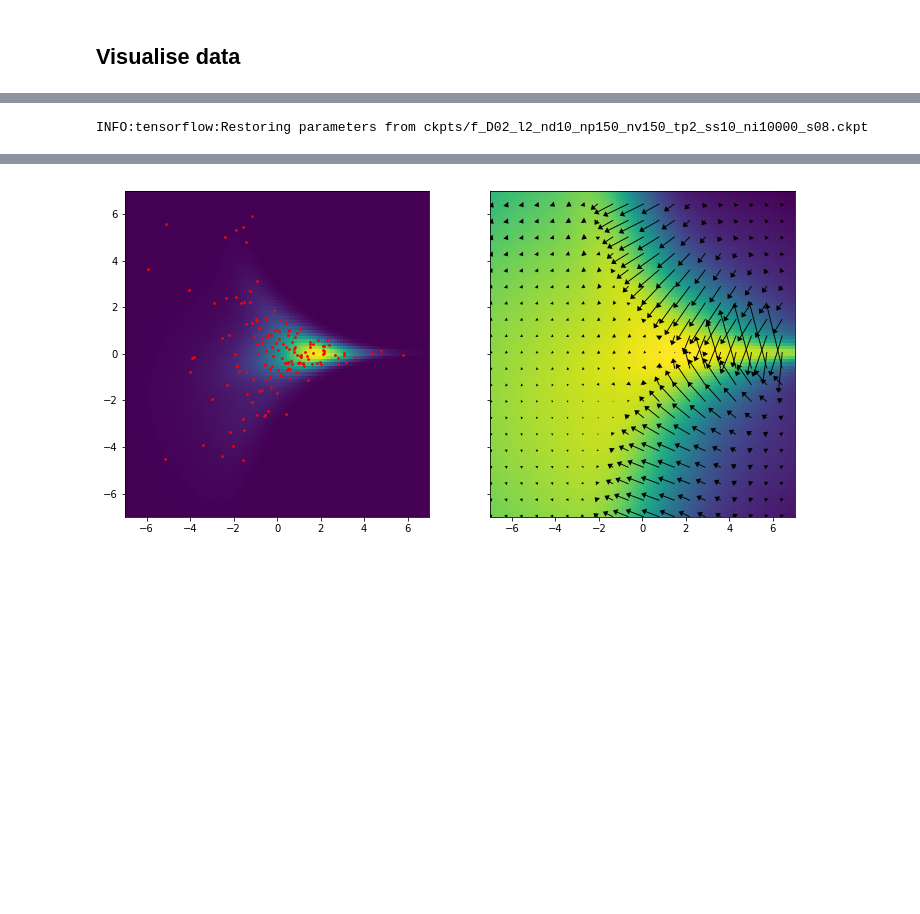
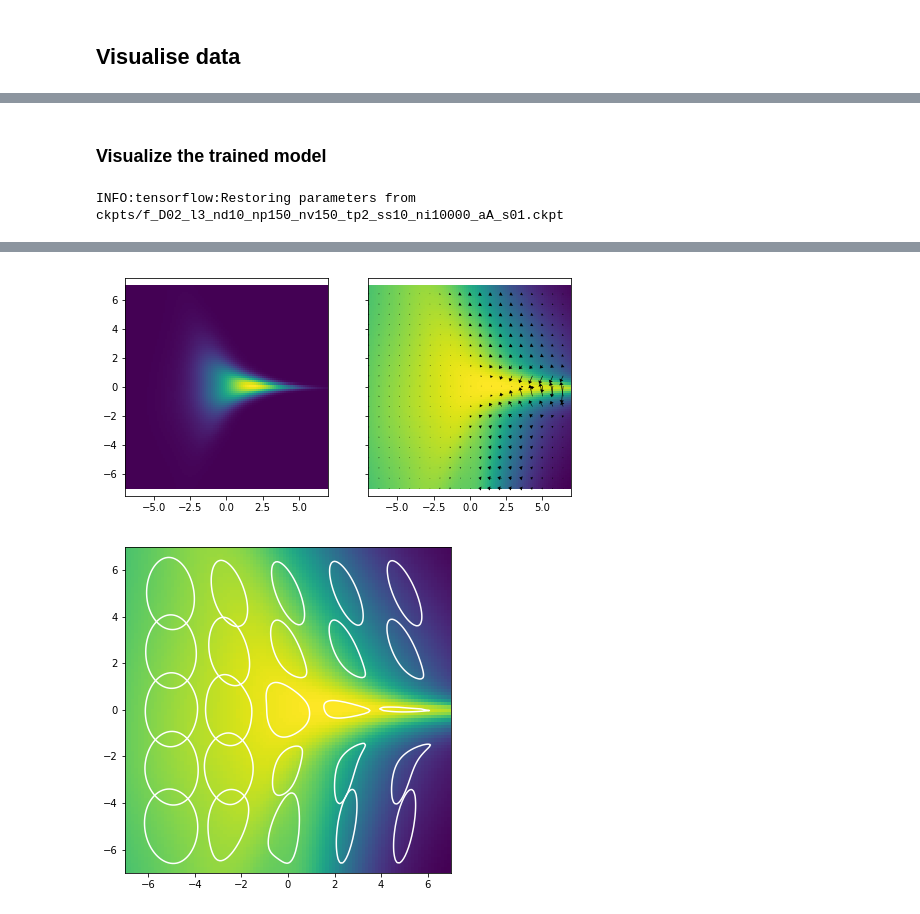
Before and after one commit to kevin-w-li/deep-kexpfam, a Jupyter notebook: load_model.ipynb, the cells around one changed output, grey strips where cells are left out. Drawn from its saved outputs; the diff is of its cells as text; code cells hidden in the pictures; blank space fills up the shorter version.

```diff
--- a/load_model.ipynb
+++ b/load_model.ipynb
@@ -72,36 +42,69 @@ bs = 500
+# %%
+l = 3           # number of layers
+seed = 1       # random seed used for training
+npoint = 150    # number of inducing points
+niter = 10000   # number of iterations ran during training
+ndim = 10       # number of neurons per layer
+step_size = 1e-2
+alg = "Adam"
+
+fn = "%s_D%02d_l%d_nd%d_np%d_nv%d_tp2_ss%d_ni%d_a%s_s%02d" % (p.name[0], p.D, l, ndim, npoint, npoint, step_size*1000, niter, alg[0], seed)
+
+ntrain = npoint
+# %% [markdown]
+### Visualize the trained model
 # %%
-eval_points = np.array([[xv,yv] + [0.00]*(D-2)
-    for xv in eval_grid
-            for yv in eval_grid])
+np.random.seed(1234)
 
-rand_train_data = p.sample(ntrain)
-kn_model = TrainedDeepLite(fn, rand_train_data)
-fv_value = kn_model.fun(eval_points)
-gv_value = kn_model.grad(eval_points)
+# train the model using 1000 points, 150 which which are used as inducing points
+rand_train_data = p.sample(1000)
+kn_model = TrainedDeepLite(fn, rand_train_data, points_type="sep", npoint = 150)
+
+# logp
+fv_value = kn_model.fun_multiple(eval_points)
+# dlogp
+gv_value = kn_model.grad_multiple(eval_points, batch_size = 100)
 
 
 fv_value = fv_value.reshape(ngrid,ngrid)
 gv_value = gv_value.reshape(ngrid,ngrid,D)
 
-logpdf   = fv_value-fv_value.max()
+logpdf   = fv_value-fv_value.max()+10
 pdf      = np.exp(logpdf)
 pdf /= pdf.sum()
 pdf = pdf.reshape(ngrid, ngrid)
 
 
-fig, axes = plt.subplots(1,2,figsize=(12,6),sharex=True, sharey=True)
+fig, axes = plt.subplots(1,2,figsize=(8,4),sharex=True, sharey=True)
 
 ax = axes[0]
 ax.pcolor(eval_grid, eval_grid, pdf.T)
-ax.scatter(rand_train_data[:,0], rand_train_data[:,1], 3, zorder=4, color="r")
+plt.xlim([-plot_size/2,plot_size/2])
+plt.ylim([-plot_size/2,plot_size/2])
+ax.set_aspect("equal")
 
 ax = axes[1]
+
 ax.pcolor(eval_grid, eval_grid, logpdf.T)
 g_int = 5
 ax.quiver(eval_grid[::g_int], eval_grid[::g_int], gv_value[::g_int,::g_int,0].T,
-           gv_value[::g_int,::g_int,1].T, scale=100, headaxislength=5,headlength=5, headwidth=7)
+           gv_value[::g_int,::g_int,1].T, scale=300, headaxislength=5,headlength=5, headwidth=7)
+#ax.scatter(rand_train_data[:,0], rand_train_data[:,1], 3, "w")
+#ax.scatter(kn_model.rand_points[:,0], kn_model.rand_points[:,1], 20, "C1", marker="x")
+plt.xlim([-plot_size/2,plot_size/2])
+plt.ylim([-plot_size/2,plot_size/2])
+ax.set_aspect("equal")
 
-ax.set_xlim([eval_grid.min(), eval_grid.max()])
-ax.set_ylim([eval_grid.min(), eval_grid.max()])
+# plot kernel function if D == 2
+if D == 2:
+    ncenter= 5
+    points_grid = np.array([[i,j] for i in np.linspace(-plot_size/2+2,plot_size/2-2,ncenter) for j in np.linspace(-plot_size/2+2,plot_size/2-2,ncenter)])
+
+    plt.figure(figsize=(6,6))
+    K = visualize_kernel(kn_model, np.linspace(-plot_size/2,plot_size/2,200), [0.99], points=points_grid, colors="white")
+
+    plt.pcolor(np.linspace(-plot_size/2,plot_size/2,ngrid),np.linspace(-plot_size/2,plot_size/2,ngrid),
+               logpdf.T)
+    plt.gca().set_aspect("equal")
 # %% [output]
-INFO:tensorflow:Restoring parameters from ckpts/f_D02_l2_nd10_np150_nv150_tp2_ss10_ni10000_s08.ckpt
+INFO:tensorflow:Restoring parameters from ckpts/f_D02_l3_nd10_np150_nv150_tp2_ss10_ni10000_aA_s01.ckpt
@@ -109 +112,2 @@ INFO:tensorflow:Restoring parameters from ckpts/f_D02_l2_nd10_np150_nv150_tp2_ss
-[figure, old version]
+[figure, new version]
+[figure, added]
```
Also changed, not shown: parts of 13 cells of this notebook, 36 other files.
